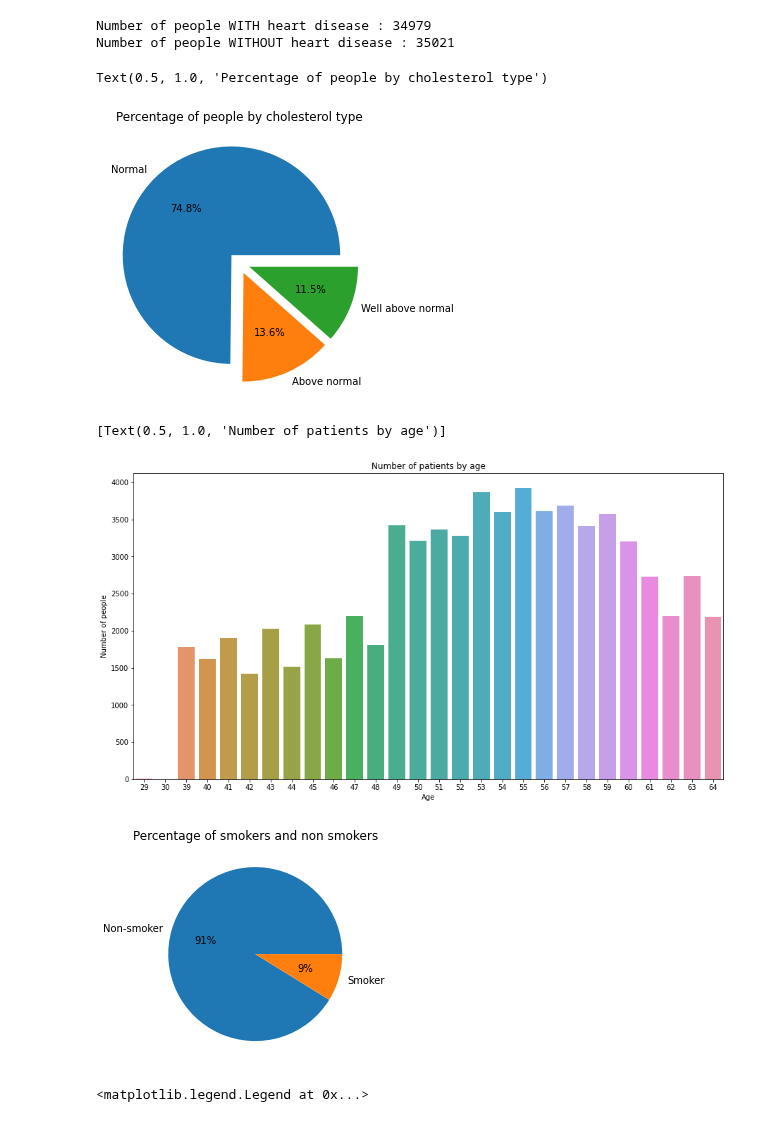
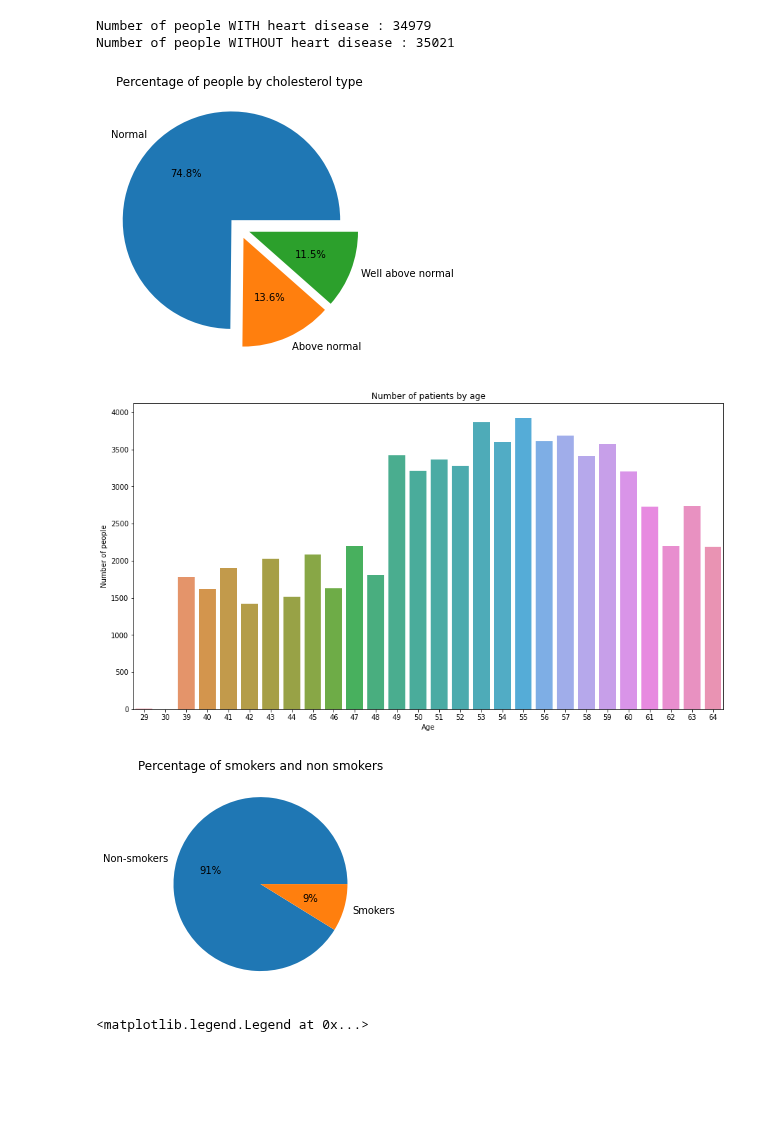
Before and after one commit to SamiFatmi/Machine-Learning-SAMI-FATMI, a Jupyter notebook: Labs/2-Disease_prediction.ipynb, the cells around one changed output. Saved outputs shown, nothing was run; the diff lists cells and outputs as text; code cells hidden in the pictures; blank space fills up the shorter version.

```diff
--- a/Labs/2-Disease_prediction.ipynb
+++ b/Labs/2-Disease_prediction.ipynb
@@ -48,15 +48,19 @@ Number of people WITHOUT heart disease : 35021
 # number of people by cholesterol level
 df_cholesterol = pd.DataFrame(df[["cholesterol"]].groupby("cholesterol").size()).rename(columns={0:"Number of people"}).reset_index()
 
-plt.figure(figsize=(10,5))
-plt.pie(df_cholesterol["Number of people"],
+plt.figure(
+            figsize=(10,5),
+            facecolor="white"
+            )
+plt.pie(
+            df_cholesterol["Number of people"],
             labels = ["Normal","Above normal","Well above normal"],
             explode=(0.1, 0.1, 0.1),
             autopct='%1.1f%%'
             )
 plt.title("Percentage of people by cholesterol type")
+plt.show()
 # %% [output]
-Text(0.5, 1.0, 'Percentage of people by cholesterol type')
 [figure]
 # %%
 ### Age distribution ###
@@ -69,32 +73,38 @@ df_age = pd.DataFrame(df_age.value_counts()).reset_index().rename(columns = {"in
 
 #plot
 plt.figure(figsize=(15,8))
-sns.barplot(data=df_age,
+sns.barplot(
+                data=df_age,
                 x="Age",
                 y="Number of people",
-            ).set(title="Number of patients by age")
+            ).set(
+                    title="Number of patients by age"
+                    )
+
+plt.show()
 # %% [output]
-[Text(0.5, 1.0, 'Number of patients by age')]
 [figure]
 # %%
 ### Percentage of smokers ###
 
 #Count values of smokers and non smokers
 df_smoke = df[["smoke"]].value_counts()
 
 #renaming columns
 df_smoke = pd.DataFrame(df_smoke).reset_index().rename(columns = {0:"Number of patients"})
-df_smoke["smoke"] = ["Non-smoker","Smoker"]
+df_smoke["smoke"] = ["Non-smokers","Smokers"]
 
 #plot
-plt.pie(df_smoke["Number of patients"],
+plt.figure(facecolor="white")
+plt.pie(
+            df_smoke["Number of patients"],
             labels = df_smoke["smoke"],
             autopct='%.0f%%'
-            )
+        )
 plt.title("Percentage of smokers and non smokers")
 plt.show()
 # %% [output]
-[figure, old version]
+[figure, new version]
 # %%
 ### Weight distribution ###
 
```
Also changed, not shown: parts of 6 cells of this notebook.
